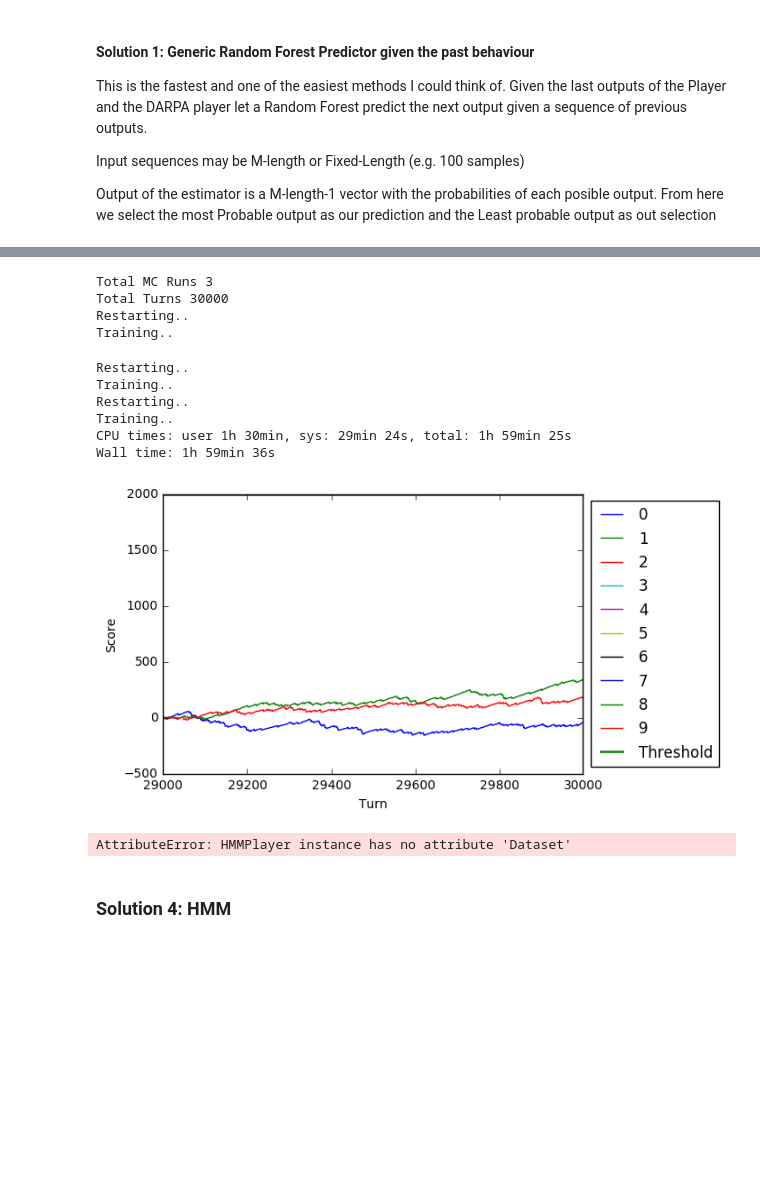
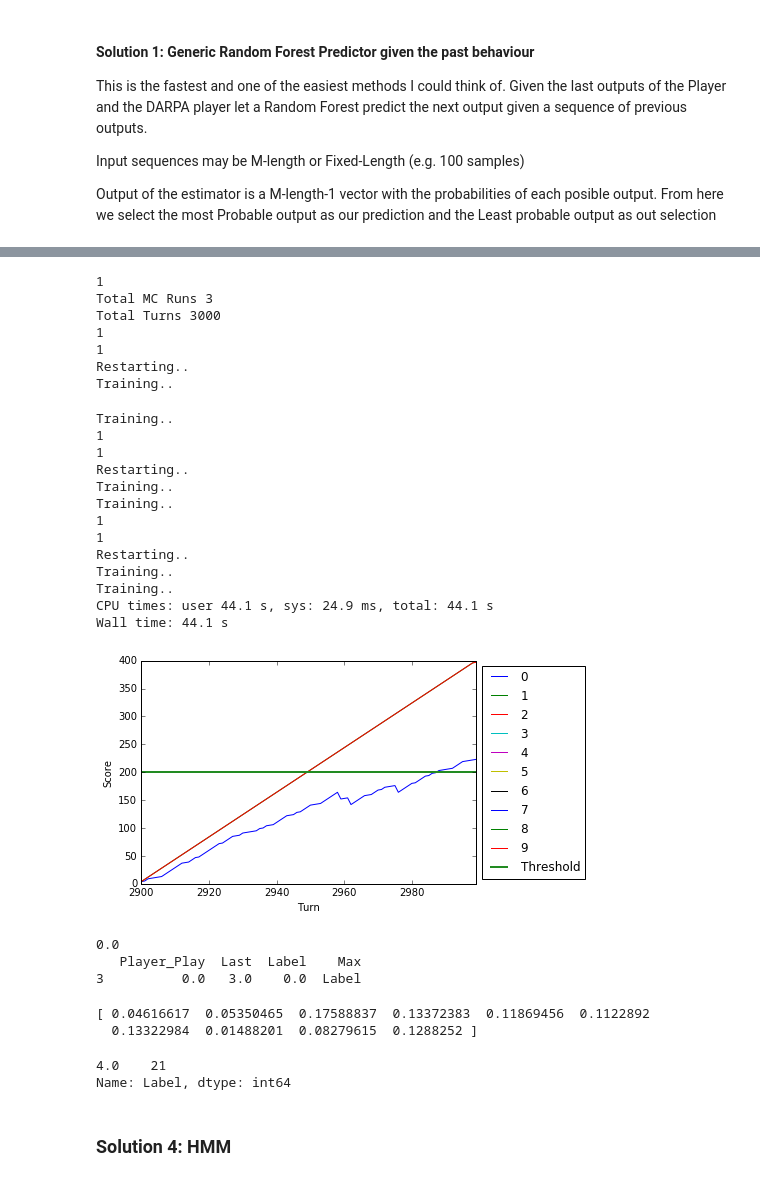
Before and after one commit to JHerna17/DARPA_SC, a Jupyter notebook: H3 Models.ipynb, the cells around one changed output, grey strips where cells are left out. Saved outputs shown, nothing was run; the diff lists cells and outputs as text; code cells hidden in the pictures; blank space fills up the shorter version.

Commit message:
Completed JorgePlayer it Passes the Thres agains ez player

```diff
--- a/H3 Models.ipynb
+++ b/H3 Models.ipynb
@@ -295,26 +288,41 @@ for i in range(0,100):
 # %%
 P1 = h3.DarpaPlayer(10,probs=1)
 
-RFP = RFPlayer(10,retrain=29000)
+RFP = JorgePlayer(10,retrain=1000)
 
-test = h3.Hurdle_MC(P1,RFP,total_turns = 30000, total_runs=3)
+test = h3.Hurdle_MC(P1,RFP,total_turns = 3000, total_runs=3)
 
 print "Total MC Runs", test.mc_runs
 print "Total Turns", test.turns
 %time test.simulate()
 # %% [output]
+1
 Total MC Runs 3
-Total Turns 30000
+Total Turns 3000
+1
+1
 Restarting..
 Training..
+Training..
+1
+1
 Restarting..
 Training..
+Training..
+1
+1
 Restarting..
 Training..
-CPU times: user 1h 30min, sys: 29min 24s, total: 1h 59min 25s
-Wall time: 1h 59min 36s
+Training..
+CPU times: user 44.1 s, sys: 24.9 ms, total: 44.1 s
+Wall time: 44.1 s
-[figure, old version]
+[figure, new version]
 # %%
-test.PlayerA.Dataset[(test.PlayerA.Dataset.Player_Last == test.PlayerA.Dataset.Last) & (test.PlayerA.record.index  > 29000)].shape
+#test.PlayerA.Dataset[(test.PlayerA.Dataset.Player_Last == test.PlayerA.Dataset.Last) & (test.PlayerA.record.index  > 29000)].shape
+df= test.PlayerA.Dataset
+print df[(df.Player_Play == 0) & (df.Last == 3)].Label.iloc[0]
+print df[(df.Player_Play == 0) & (df.Last == 3)]
 # %% [output]
-AttributeError: HMMPlayer instance has no attribute 'Dataset'
+0.0
+   Player_Play  Last  Label    Max
+3          0.0   3.0    0.0  Label
@@ -323,2 +329,10 @@ test.PlayerA.Dataset.to_csv('DARPAEZ_RF.csv',index=False)
+# %%
+print test.PlayerD.transition_mat[0,0,:]
+df[(df.Player_Play == 1) & (df.Last == 1)].Label.value_counts()
+# %% [output]
+[ 0.04616617  0.05350465  0.17588837  0.13372383  0.11869456  0.1122892
+  0.13322984  0.01488201  0.08279615  0.1288252 ]
+4.0    21
+Name: Label, dtype: int64
 # %% [markdown]
 ### Solution 4: HMM
```
Also changed, not shown: parts of 10 cells of this notebook, 4 other files.
